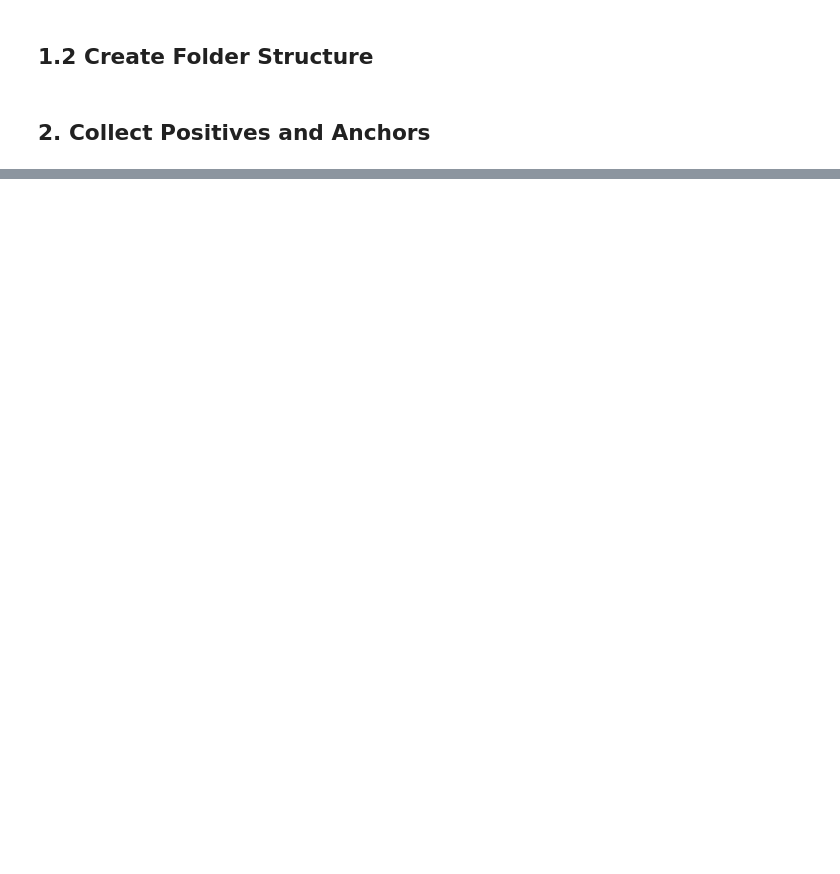
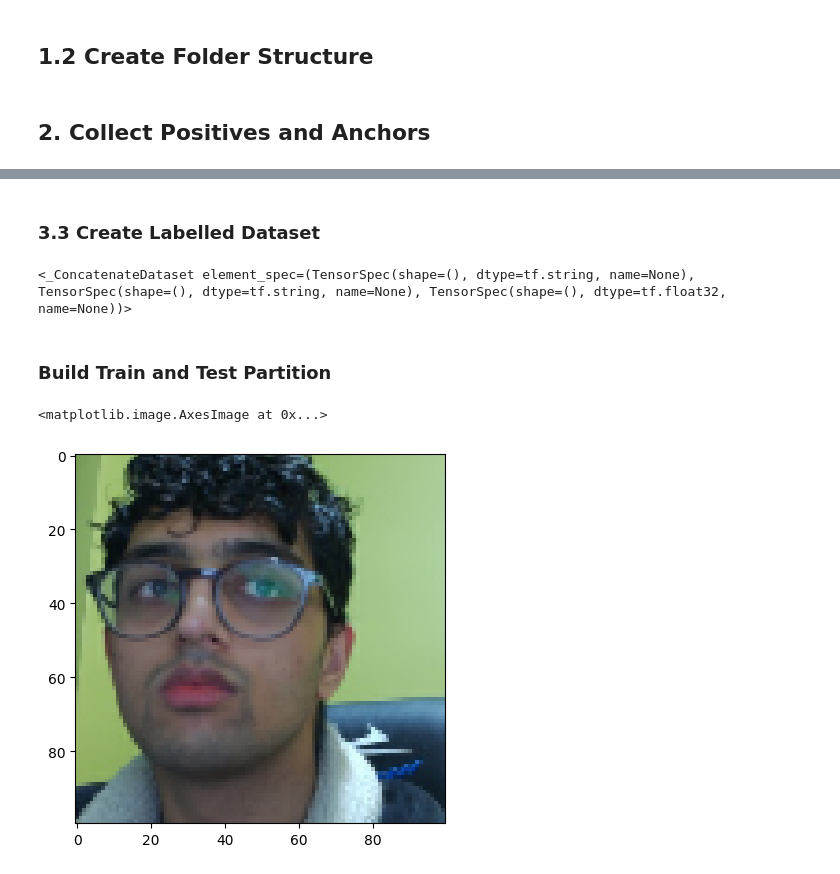
Before and after one commit to Nasir-AhmadZ/FacialVerificationML, a Jupyter notebook: Facial Verification with Siamese ML model.ipynb, the cells around one changed output, grey strips where cells are left out. Cells and saved outputs as stored; diff of their text form; code cells hidden in the pictures; blank space fills up the shorter version.

```diff
--- a/Facial Verification with Siamese ML model.ipynb
+++ b/Facial Verification with Siamese ML model.ipynb
@@ -88,0 +146,2 @@ frame.shape
+# %% [markdown]
+### 3.3 Create Labelled Dataset
@@ -88,0 +156,21 @@ frame.shape
+# %%
+data
+# %% [output]
+<_ConcatenateDataset element_spec=(TensorSpec(shape=(), dtype=tf.string, name=None), TensorSpec(shape=(), dtype=tf.string, name=None), TensorSpec(shape=(), dtype=tf.float32, name=None))>
+# %%
+samples = data.as_numpy_iterator()
+# %%
+example=samples.next()
+# %% [markdown]
+### Build Train and Test Partition
+# %%
+#passes the input and validation image through preprocessing
+def preprocess_twin(input_img, validation_img, label):
+    return(preprocess(input_img),preprocess(validation_img),label)
+# %%
+res = preprocess_twin(*example)
+# %%
+plt.imshow(res[1])
+# %% [output]
+<matplotlib.image.AxesImage at 0x...>
+[figure, added]
```
Also changed, not shown: parts of 11 cells of this notebook.
